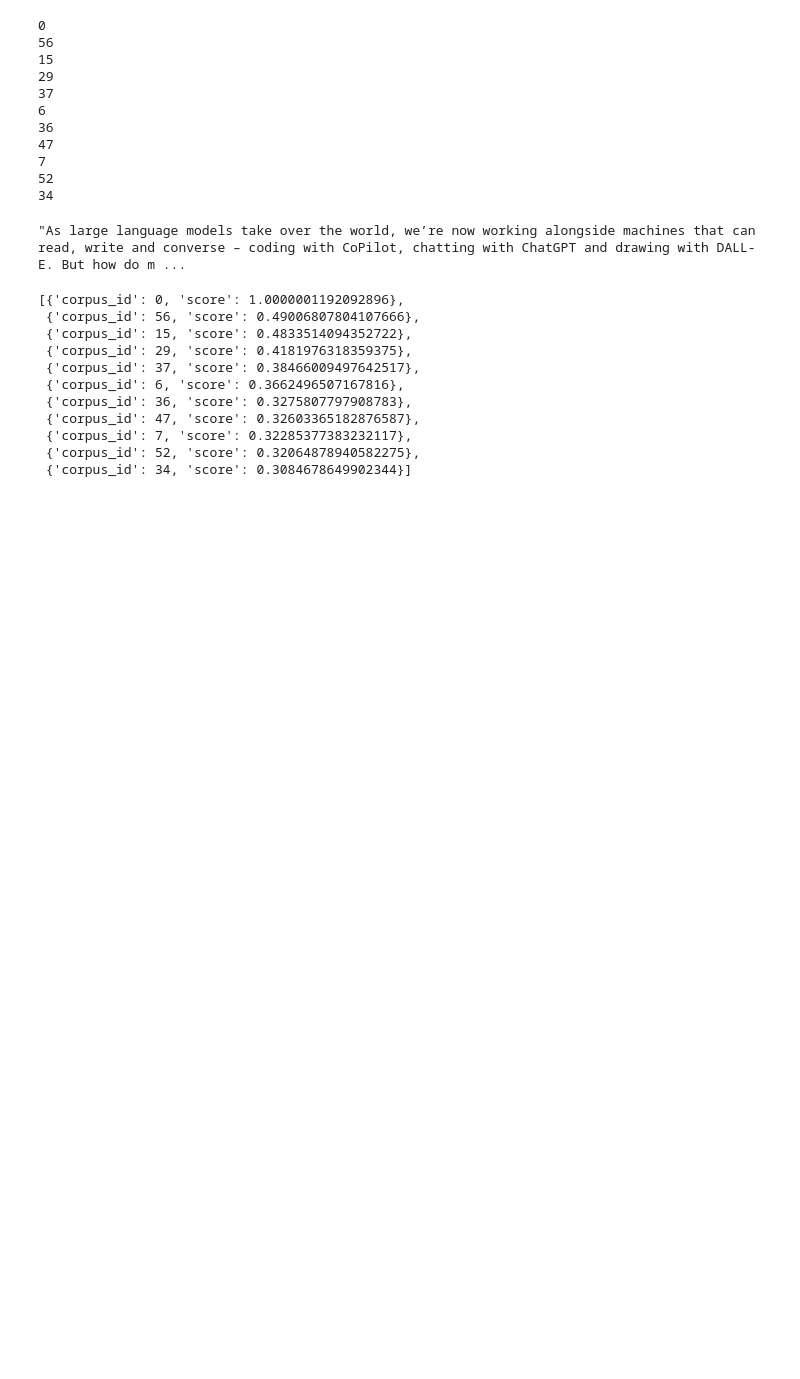
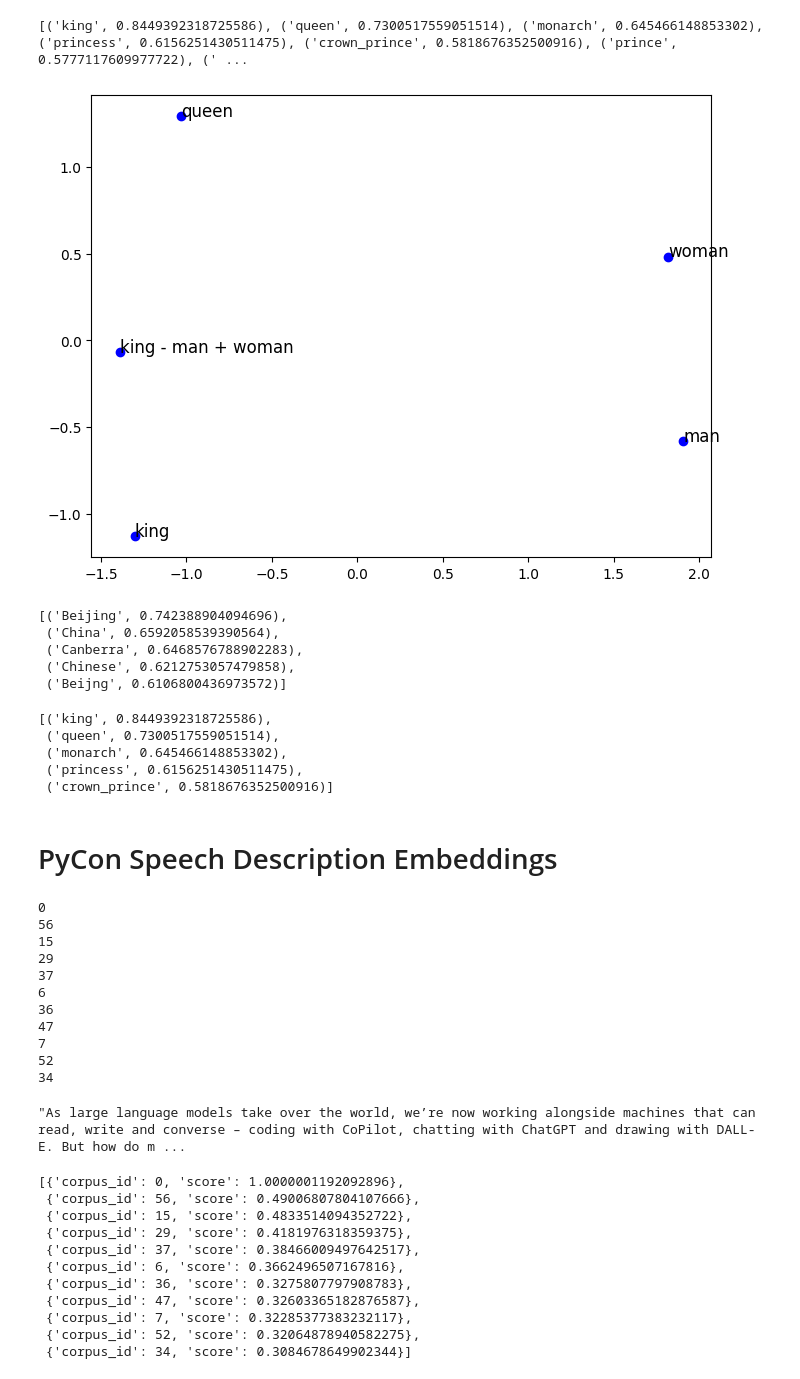
Before and after one commit to lbluett/PyCon-2024, a Jupyter notebook: code/Embeddings Presentation Demo.ipynb, the cells around one changed output. Drawn from its saved outputs; the diff is of its cells as text; code cells hidden in the pictures; blank space fills up the shorter version.

```diff
--- a/code/Embeddings Presentation Demo.ipynb
+++ b/code/Embeddings Presentation Demo.ipynb
@@ -1,3 +65,53 @@
+# %%
+# Words to visualize
+words = ['queen', 'king', 'man', 'woman']
+
+# Extract the word vectors
+vectors = np.array([model[word] for word in words])
+
+# Perform vector arithmetic for king - man + woman
+result_vector = model['king'] - model['man'] + model['woman']
+
+# Add the result vector to our list of vectors and words
+vectors = np.vstack([vectors, result_vector])
+words.append('king - man + woman')
+print(model.most_similar([result_vector]))
+
+# Reduce dimensionality to 2D using PCA
+pca = PCA(n_components=2)
+reduced_vectors = pca.fit_transform(vectors)
+
+# Plotting
+plt.figure(figsize=(8, 6))
+plt.scatter(reduced_vectors[:, 0], reduced_vectors[:, 1], color='blue')
+
+for i, word in enumerate(words):
+    plt.annotate(word, (reduced_vectors[i, 0], reduced_vectors[i, 1]), fontsize=12)
+
+plt.show()
+# %% [output]
+[('king', 0.8449392318725586), ('queen', 0.7300517559051514), ('monarch', 0.645466148853302), ('princess', 0.6156251430511475), ('crown_prince', 0.5818676352500916), ('prince', 0.5777117609977722), (' ...
+[figure, added]
+# %%
+# Perform vector arithmetic for Canberra - Australia + China
+model.most_similar(model['Canberra'] - model['Australia'] + model['China'], topn=5)
+# %% [output]
+[('Beijing', 0.742388904094696),
+ ('China', 0.6592058539390564),
+ ('Canberra', 0.6468576788902283),
+ ('Chinese', 0.6212753057479858),
+ ('Beijng', 0.6106800436973572)]
+# %%
+# Perform vector arithmetic for king - man + woman
+model.most_similar(model['king'] - model['man'] + model['woman'], topn=5)
+# %% [output]
+[('king', 0.8449392318725586),
+ ('queen', 0.7300517559051514),
+ ('monarch', 0.645466148853302),
+ ('princess', 0.6156251430511475),
+ ('crown_prince', 0.5818676352500916)]
+# %% [markdown]
+# PyCon Speech Description Embeddings
 # %%
 import pandas as pd
 from sentence_transformers import SentenceTransformer, util, CrossEncoder
```
Also changed, not shown: parts of 5 cells of this notebook.
